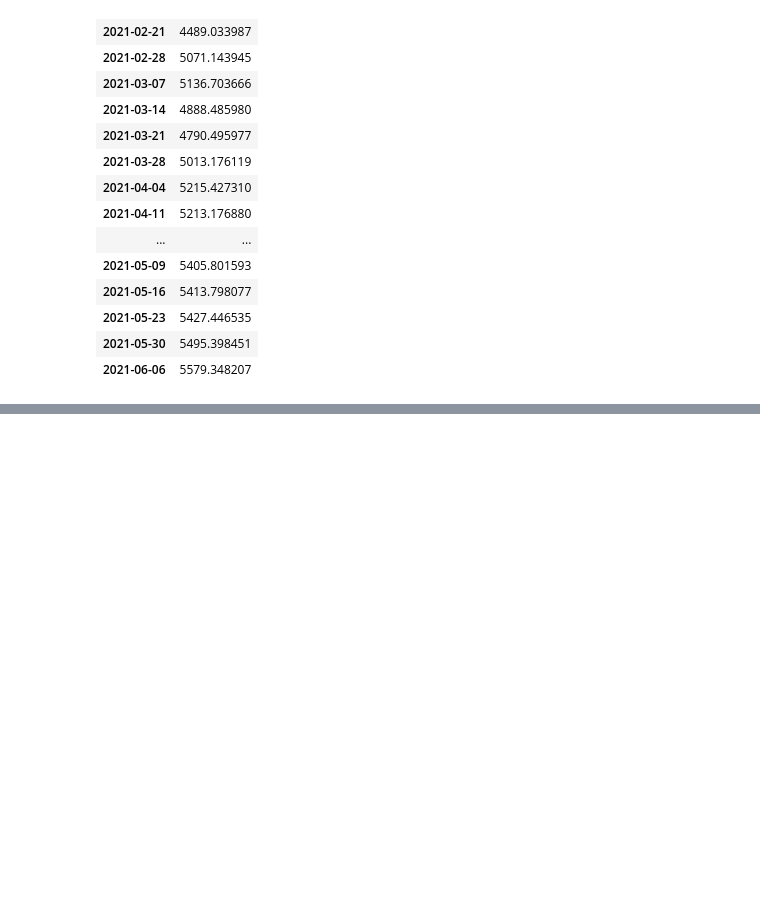
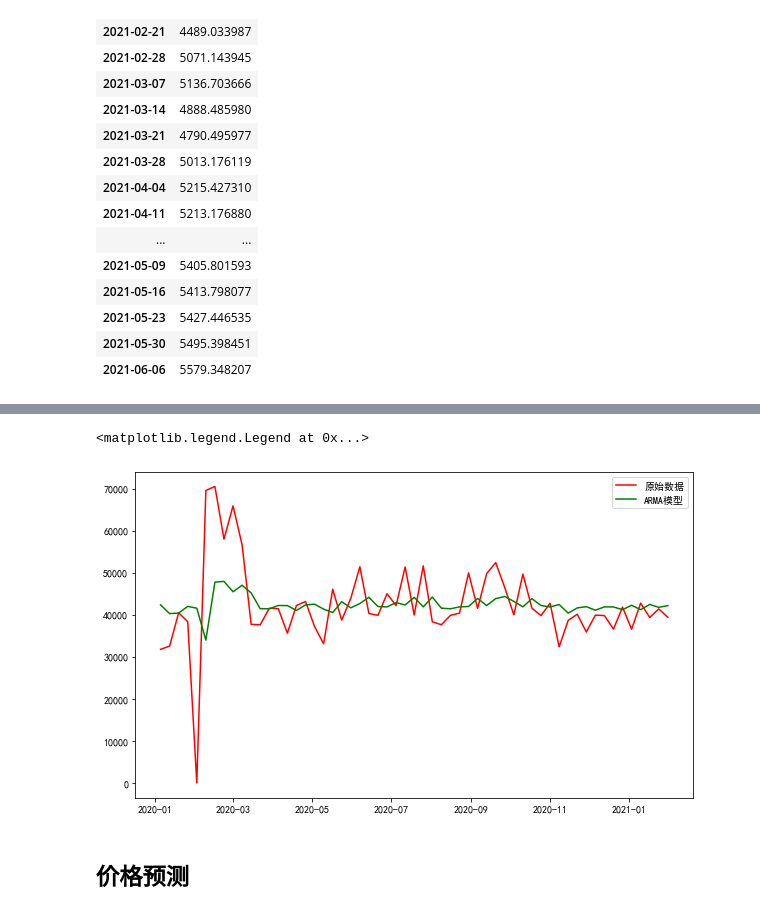
Before and after one commit to thales-ucas/realty, a Jupyter notebook: arma.ipynb, the cells around one changed output, grey strips where cells are left out. Saved outputs shown, nothing was run; the diff lists cells and outputs as text; code cells hidden in the pictures; blank space fills up the shorter version.

```diff
--- a/arma.ipynb
+++ b/arma.ipynb
@@ -409,0 +476,14 @@ rdf
+# %%
+series = price['成交单价']
+model = ARMA(price, (1, 0)).fit()
+delta = model.fittedvalues - series
+score = 1 - delta.var() / series.var()
+plt.figure(figsize=(10, 6))
+plt.plot(series, 'r', label='原始数据')
+plt.plot(model.fittedvalues, 'g', label='ARMA模型')
+plt.legend()
+# %% [output]
+<matplotlib.legend.Legend at 0x...>
+[figure, added]
+# %% [markdown]
+## 价格预测
```
Also changed, not shown: parts of 11 cells of this notebook, 2 other files.
